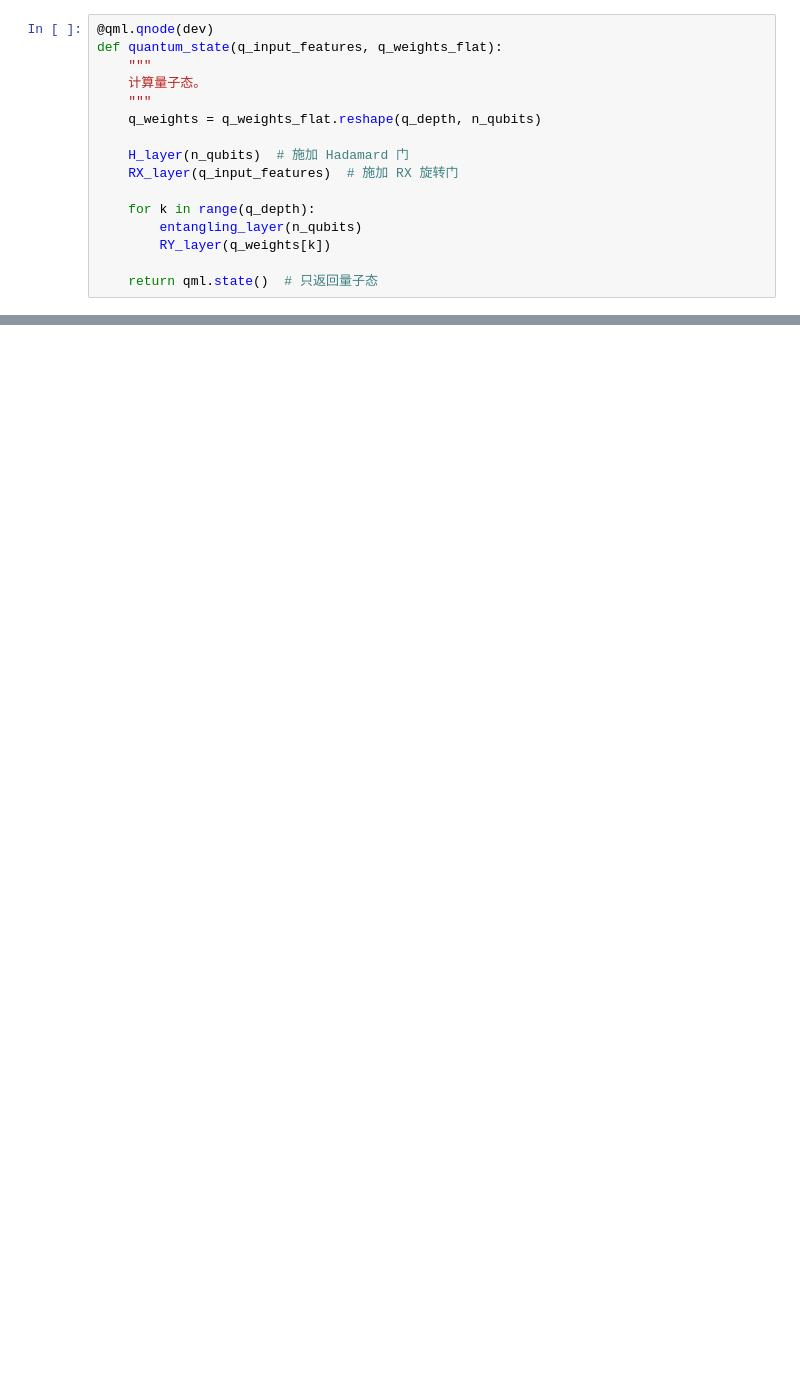
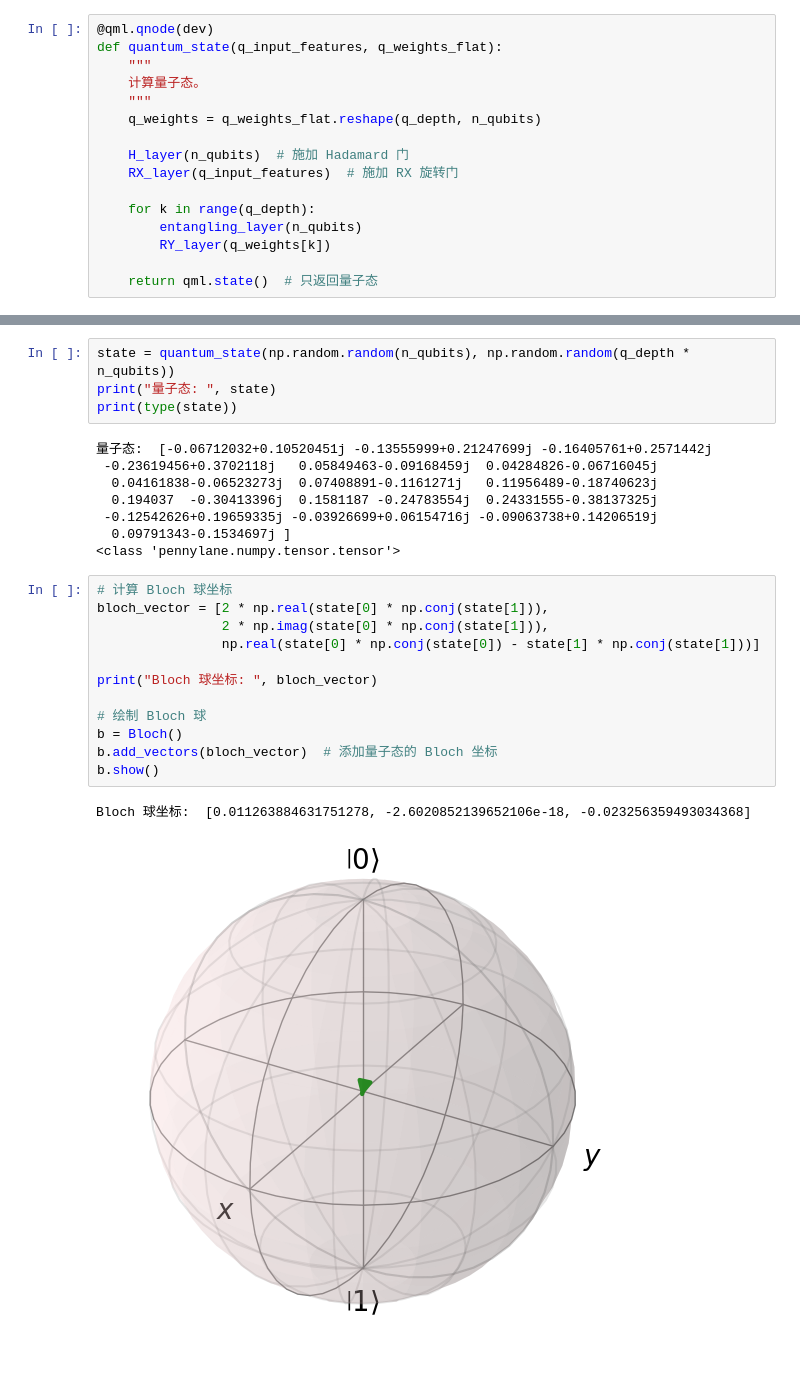
Before and after one commit to yzy1997/quantum_cl, a Jupyter notebook: print_quantum_state.ipynb, the cells around one changed output, grey strips where cells are left out. Saved outputs shown, nothing was run; the diff lists cells and outputs as text; blank space fills up the shorter version.

```diff
--- a/print_quantum_state.ipynb
+++ b/print_quantum_state.ipynb
@@ -100,0 +132,27 @@ Bloch 球坐标:  [0.04550322504645809, 8.673617379884035e-18, 0.019158815004756
+# %%
+state = quantum_state(np.random.random(n_qubits), np.random.random(q_depth * n_qubits))
+print("量子态: ", state)
+print(type(state))
+# %% [output]
+量子态:  [-0.06712032+0.10520451j -0.13555999+0.21247699j -0.16405761+0.2571442j
+ -0.23619456+0.3702118j   0.05849463-0.09168459j  0.04284826-0.06716045j
+  0.04161838-0.06523273j  0.07408891-0.1161271j   0.11956489-0.18740623j
+  0.194037  -0.30413396j  0.1581187 -0.24783554j  0.24331555-0.38137325j
+ -0.12542626+0.19659335j -0.03926699+0.06154716j -0.09063738+0.14206519j
+  0.09791343-0.1534697j ]
+<class 'pennylane.numpy.tensor.tensor'>
+# %%
+# 计算 Bloch 球坐标
+bloch_vector = [2 * np.real(state[0] * np.conj(state[1])),
+                2 * np.imag(state[0] * np.conj(state[1])),
+                np.real(state[0] * np.conj(state[0]) - state[1] * np.conj(state[1]))]
+
+print("Bloch 球坐标: ", bloch_vector)
+
+# 绘制 Bloch 球
+b = Bloch()
+b.add_vectors(bloch_vector)  # 添加量子态的 Bloch 坐标
+b.show()
+# %% [output]
+Bloch 球坐标:  [0.011263884631751278, -2.6020852139652106e-18, -0.023256359493034368]
+[figure, added]
```
Also changed, not shown: parts of 22 cells of this notebook, 41 other files.
